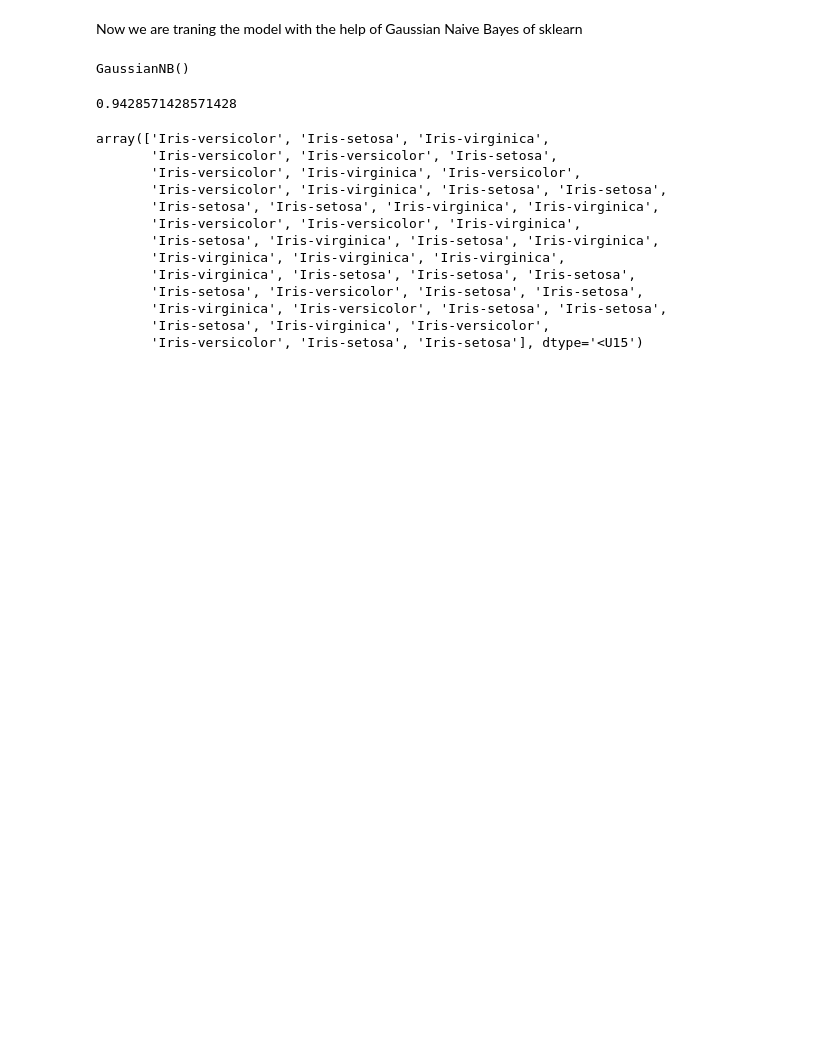
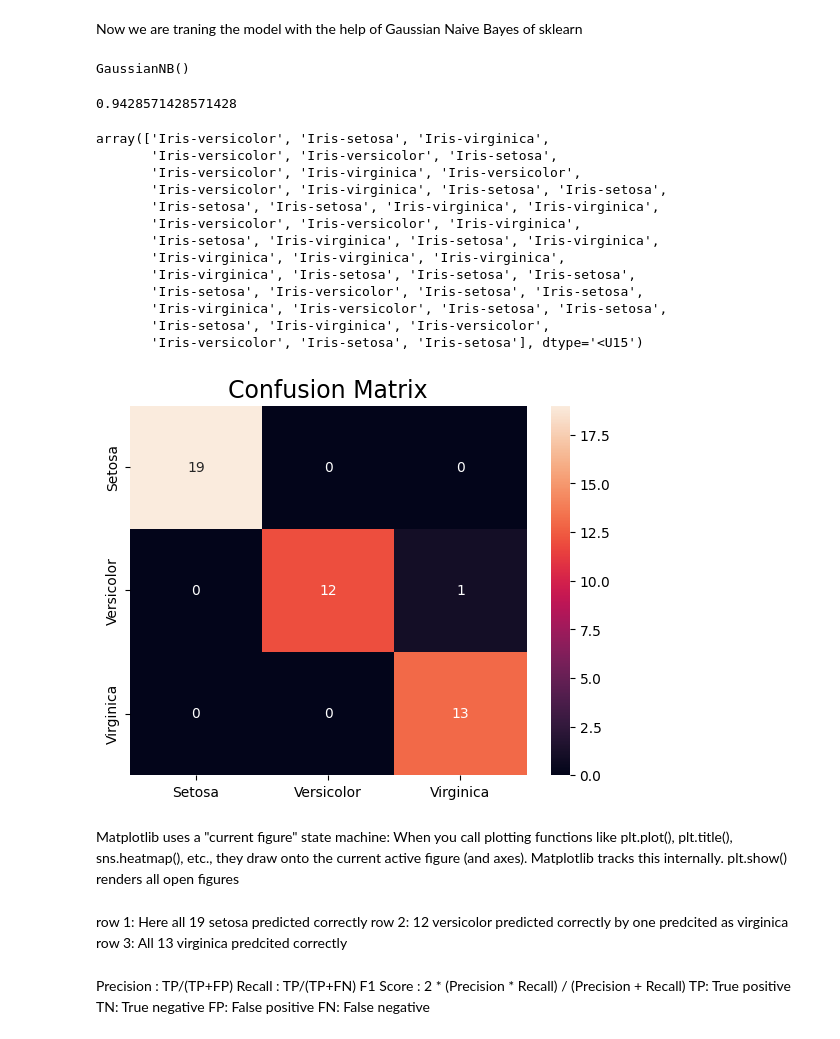
Before and after one commit to krushnaDash/iit-gen-ai, a Jupyter notebook: knn-svm-bayes-classifier/knn-svm-bayes.ipynb, the cells around one changed output. Drawn from its saved outputs; the diff is of its cells as text; code cells hidden in the pictures; blank space fills up the shorter version.

```diff
--- a/knn-svm-bayes-classifier/knn-svm-bayes.ipynb
+++ b/knn-svm-bayes-classifier/knn-svm-bayes.ipynb
@@ -88,3 +88,33 @@ array(['Iris-versicolor', 'Iris-setosa', 'Iris-virginica',
        'Iris-virginica', 'Iris-versicolor', 'Iris-setosa', 'Iris-setosa',
        'Iris-setosa', 'Iris-virginica', 'Iris-versicolor',
        'Iris-versicolor', 'Iris-setosa', 'Iris-setosa'], dtype='<U15')
+# %%
+from sklearn.metrics import classification_report, confusion_matrix, accuracy_score
+result = confusion_matrix(y_test, y_pred)
+sns.heatmap(result,
+            annot=True,
+            fmt='g',
+            xticklabels=['Setosa','Versicolor', 'Virginica'],
+            yticklabels=['Setosa','Versicolor', 'Virginica'])
+
+#plt.ylabel('Prediction',fontsize=13)
+#plt.xlabel('Actual',fontsize=13)
+plt.title('Confusion Matrix',fontsize=17)
+plt.show()
+# %% [output]
+[figure, added]
+# %% [markdown]
+Matplotlib uses a "current figure" state machine: When you call plotting functions like plt.plot(), plt.title(), sns.heatmap(), etc., they draw onto the current active figure (and axes). Matplotlib tracks this internally.
+plt.show() renders all open figures
+# %% [markdown]
+row 1: Here all 19 setosa predicted correctly
+row 2: 12 versicolor predicted correctly by one predcited as virginica
+row 3: All 13 virginica predcited correctly
+# %% [markdown]
+Precision : TP/(TP+FP)
+Recall : TP/(TP+FN)
+F1 Score : 2 * (Precision * Recall) / (Precision + Recall)
+TP: True positive
+TN: True negative
+FP: False positive
+FN: False negative
```
Also changed, not shown: parts of 15 cells of this notebook, 24 other files.
